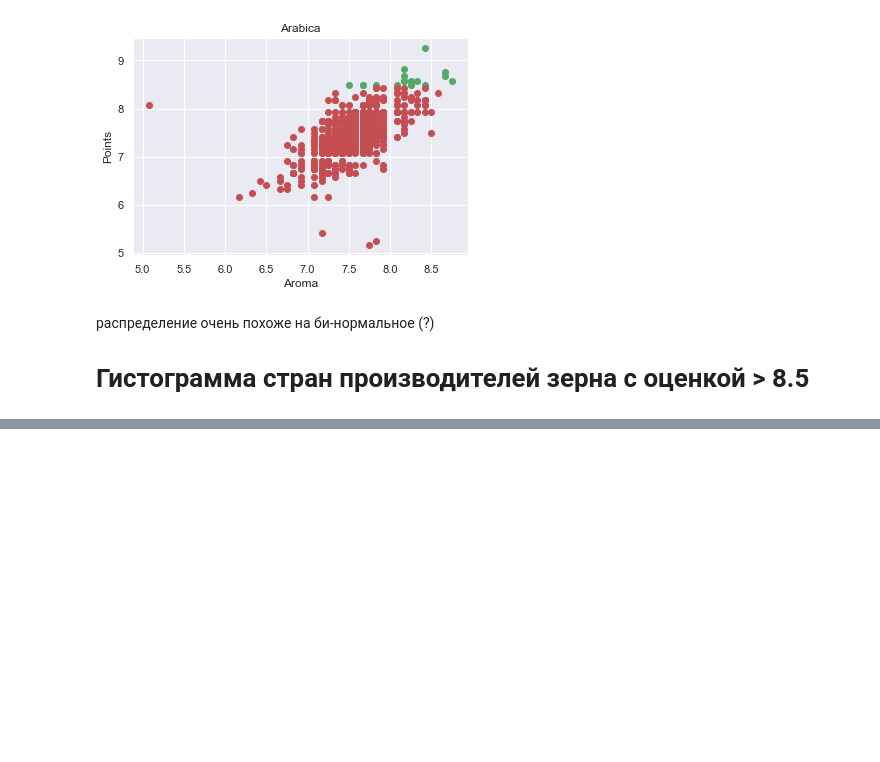
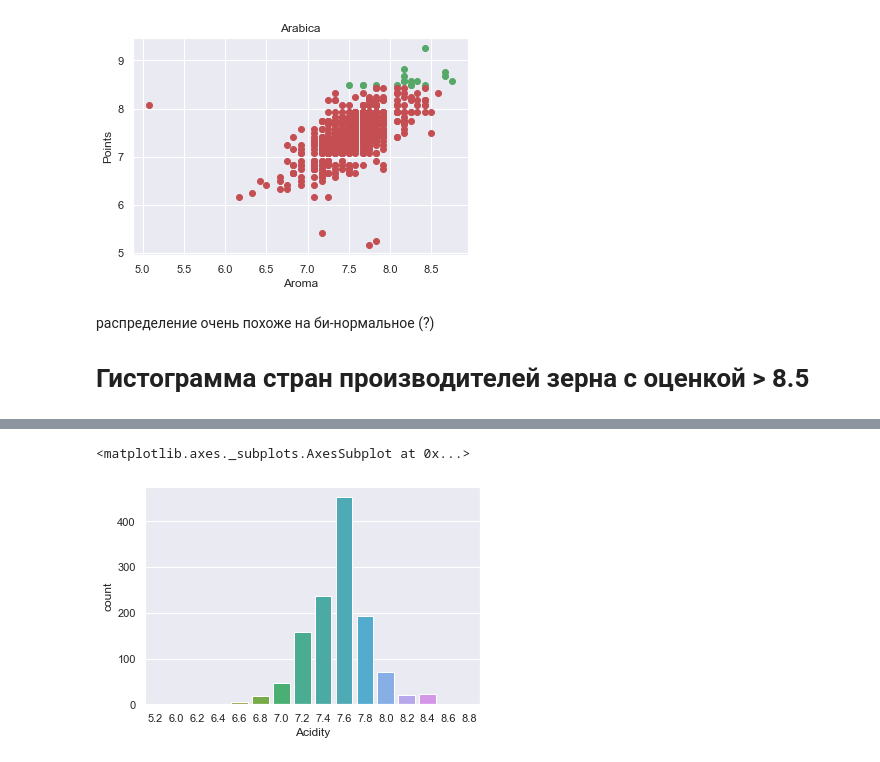
Before and after one commit to eentartetekunst/HW2-3, a Jupyter notebook: HW2-3.ipynb, the cells around one changed output, grey strips where cells are left out. Drawn from its saved outputs; the diff is of its cells as text; code cells hidden in the pictures; blank space fills up the shorter version.

```diff
--- a/HW2-3.ipynb
+++ b/HW2-3.ipynb
@@ -125,0 +170,9 @@ sns.countplot(df[df['Cupper.Points'] > 8.5]['Country.of.Origin'],
+# %%
+acidity = df['Acidity'].str.extract(r'(\d+.\d+)',
+                                    expand=False).astype('float').dropna()
+# %%
+acidity = acidity[acidity <= 10].apply(lambda x: round(x * 5) / 5)
+sns.countplot(acidity)
+# %% [output]
+<matplotlib.axes._subplots.AxesSubplot at 0x...>
+[figure, added]
```
Also changed, not shown: parts of 24 cells of this notebook.
